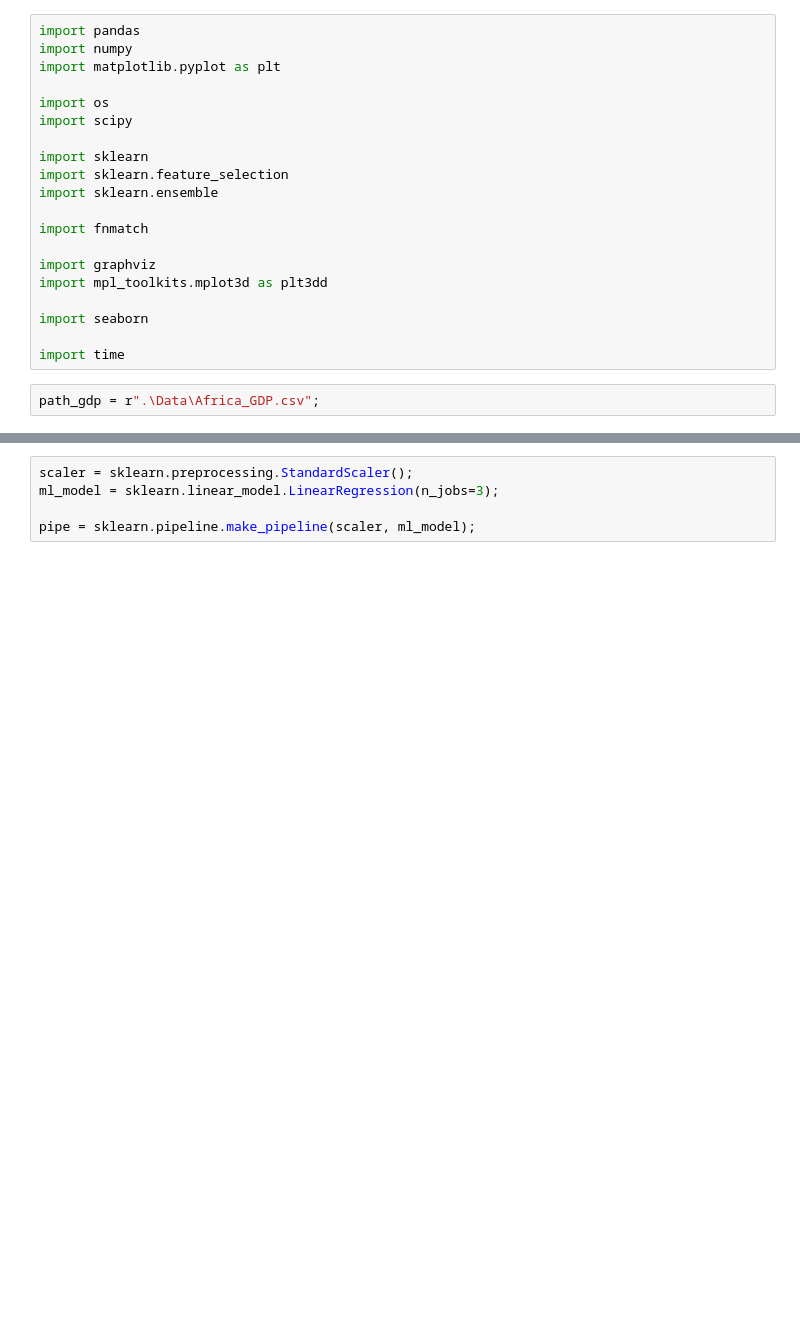
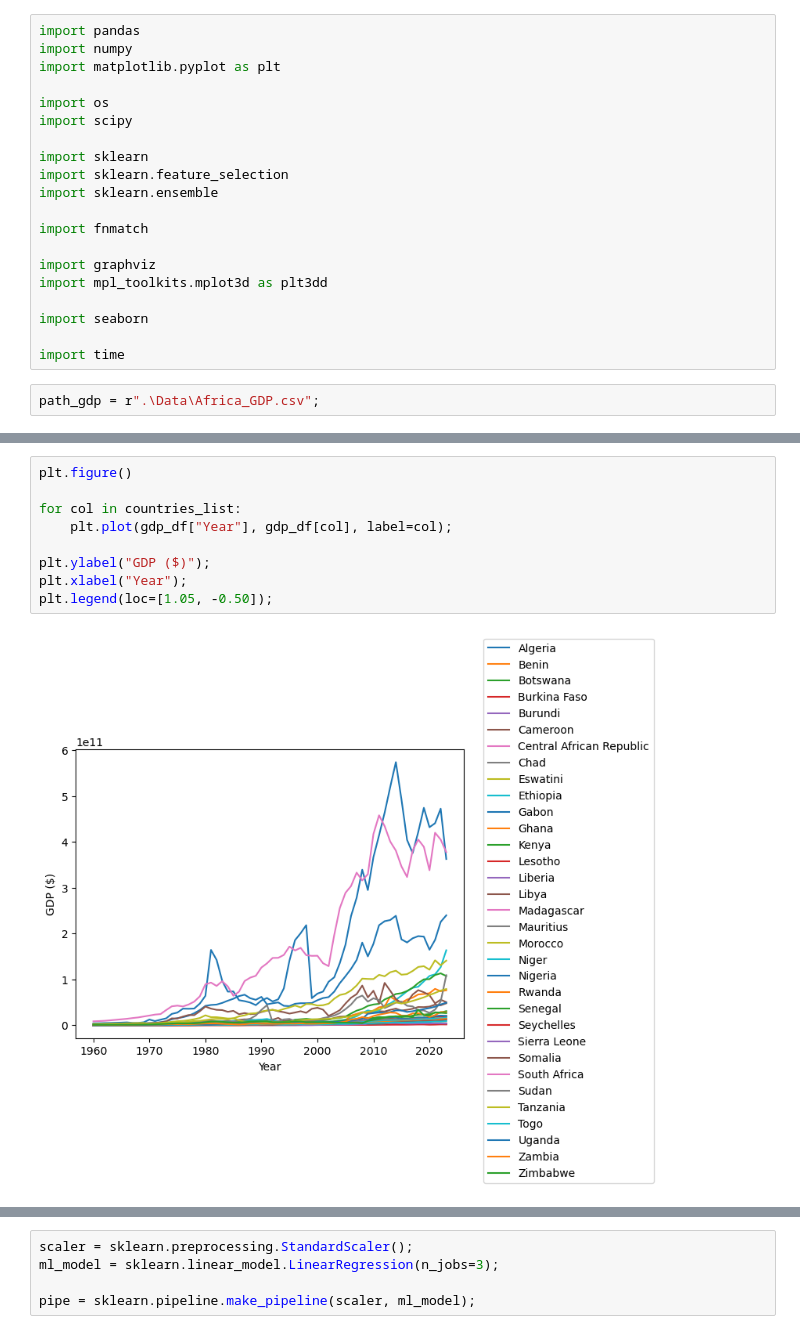
Before and after one commit to WilcoJohn/Progress-ML, a Jupyter notebook: ML Test/1.AfricaGDP.ipynb, the cells around one changed output, grey strips where cells are left out. Cells and saved outputs as stored; diff of their text form; blank space fills up the shorter version.

```diff
--- a/ML Test/1.AfricaGDP.ipynb
+++ b/ML Test/1.AfricaGDP.ipynb
@@ -30,0 +45,11 @@ gdp_df_preproc = pandas.DataFrame(index=gdp_df.index, columns=countries_list.app
+# %%
+plt.figure()
+
+for col in countries_list:
+    plt.plot(gdp_df["Year"], gdp_df[col], label=col);
+
+plt.ylabel("GDP ($)");
+plt.xlabel("Year");
+plt.legend(loc=[1.05, -0.50]);
+# %% [output]
+[figure, new version]
```
Also changed, not shown: parts of 9 cells of this notebook.
